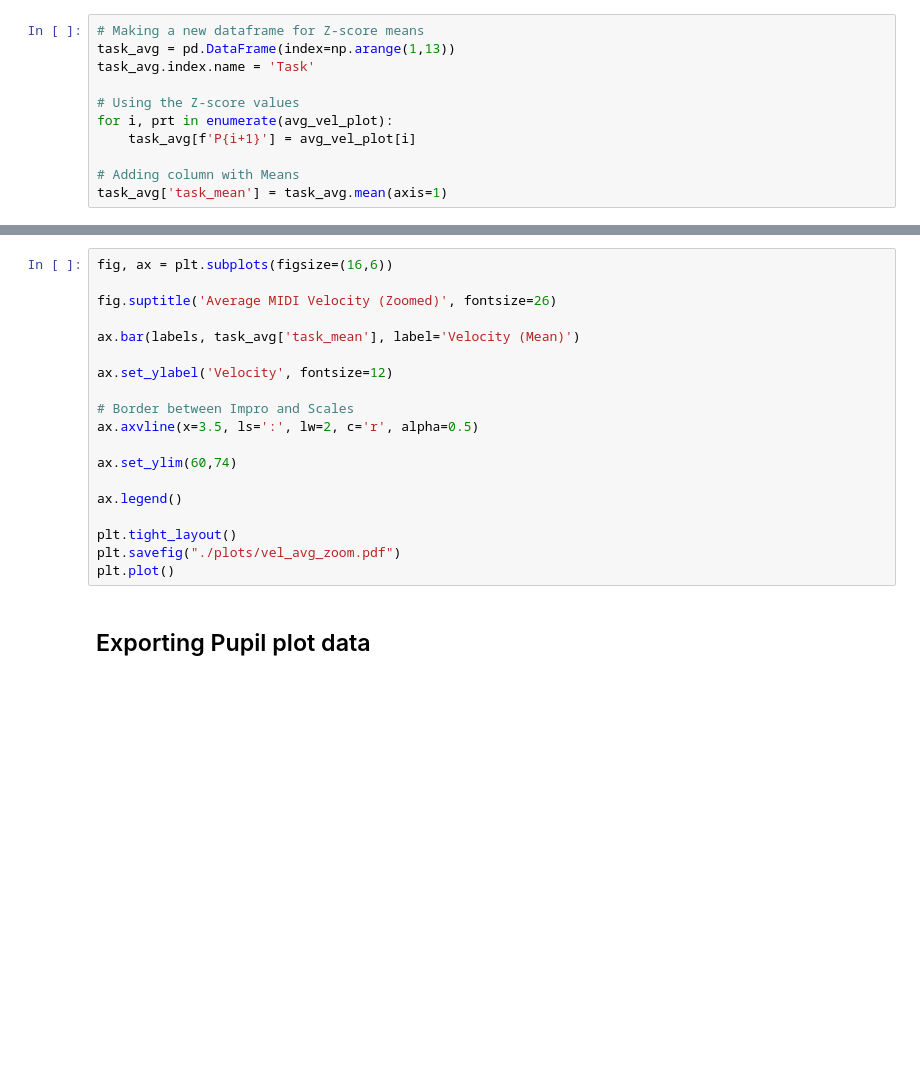
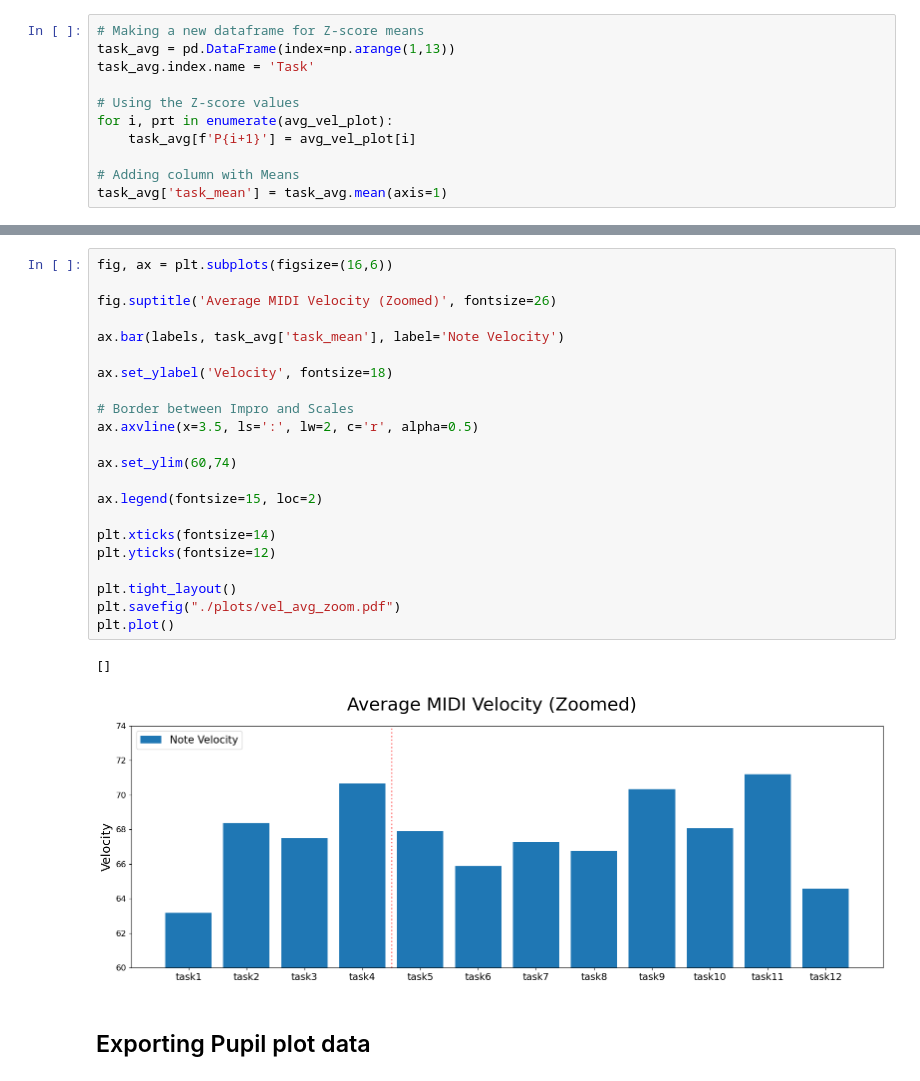
Before and after one commit to wnetzel/Pilot-Study, a Jupyter notebook: Notebooks/MIDI.ipynb, the cells around one changed output, grey strips where cells are left out. Drawn from its saved outputs; the diff is of its cells as text; blank space fills up the shorter version.

```diff
--- a/Notebooks/MIDI.ipynb
+++ b/Notebooks/MIDI.ipynb
@@ -344,22 +408,28 @@ plt.plot()
 # %%
 fig, ax = plt.subplots(figsize=(16,6))
 
 fig.suptitle('Average MIDI Velocity (Zoomed)', fontsize=26)
 
-ax.bar(labels, task_avg['task_mean'], label='Velocity (Mean)')
+ax.bar(labels, task_avg['task_mean'], label='Note Velocity')
 
-ax.set_ylabel('Velocity', fontsize=12)
+ax.set_ylabel('Velocity', fontsize=18)
 
 # Border between Impro and Scales
 ax.axvline(x=3.5, ls=':', lw=2, c='r', alpha=0.5)
 
 ax.set_ylim(60,74)
 
-ax.legend()
+ax.legend(fontsize=15, loc=2)
+
+plt.xticks(fontsize=14)
+plt.yticks(fontsize=12)
 
 plt.tight_layout()
 plt.savefig("./plots/vel_avg_zoom.pdf")
 plt.plot()
+# %% [output]
+[]
+[figure, added]
 # %% [markdown]
 ## Exporting Pupil plot data
 # %%
```
Also changed, not shown: parts of 11 cells of this notebook, 9 other files.
